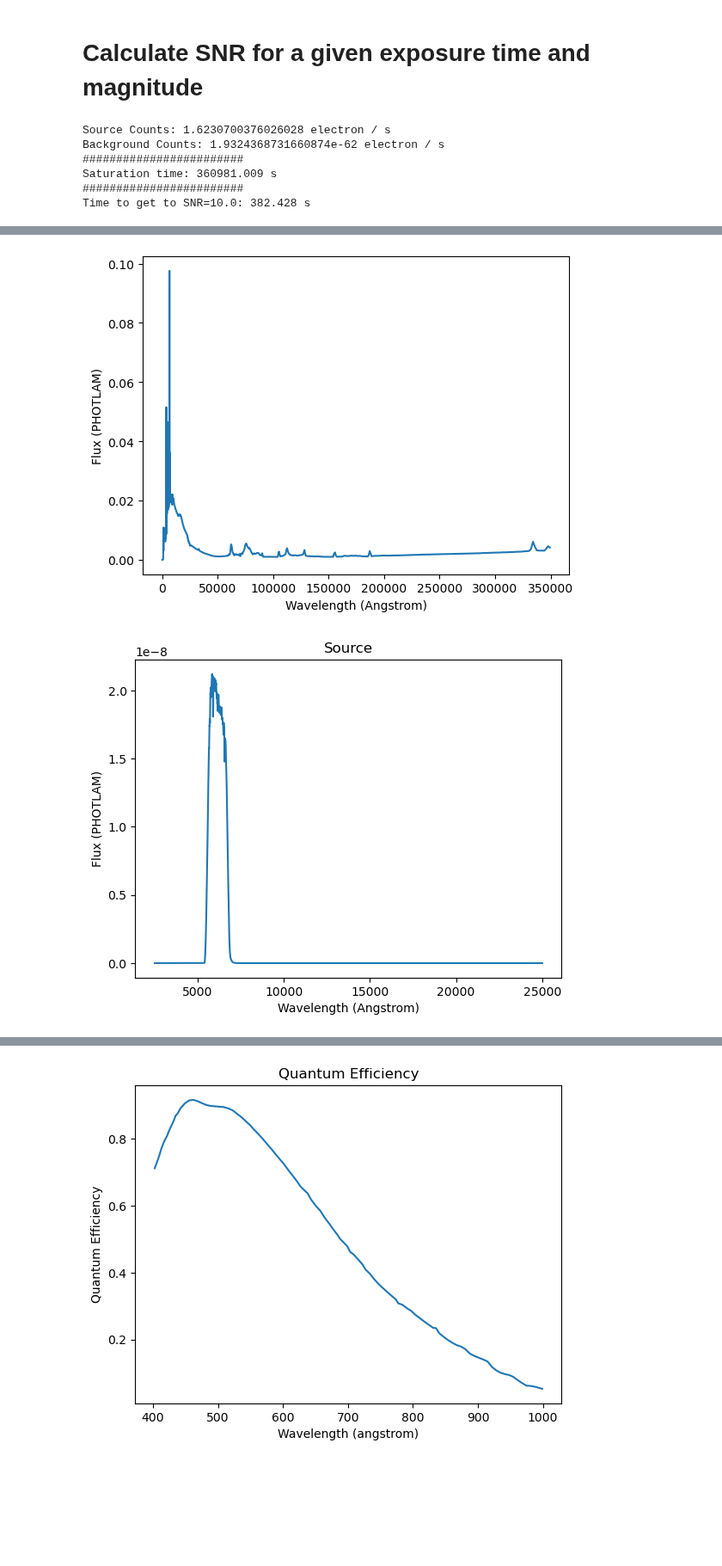
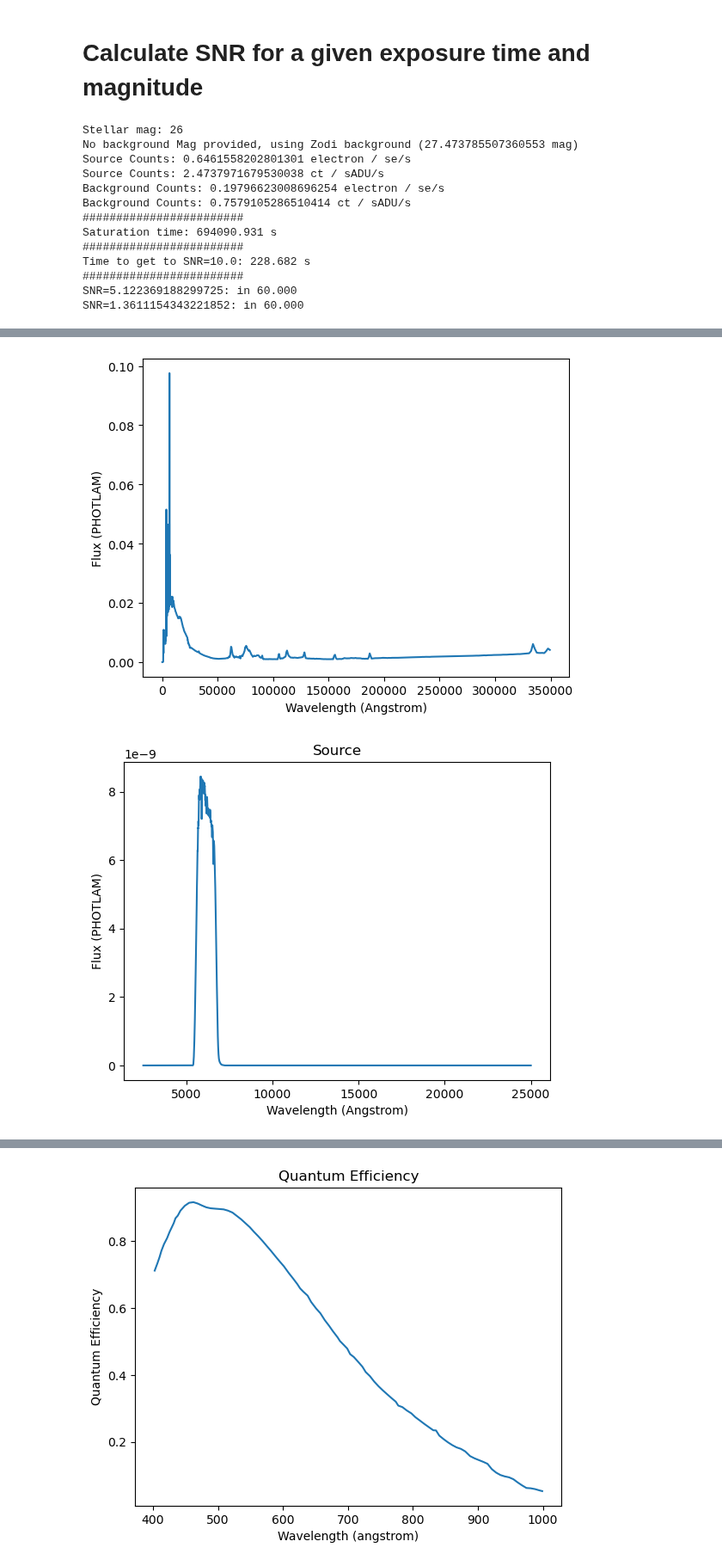
Before and after one commit to schmidt-observatories/wcc-etc, a Jupyter notebook: notebooks/20250813_testing.ipynb, the cells around one changed output, grey strips where cells are left out. Shown at 86% size. Saved outputs shown, nothing was run; the diff lists cells and outputs as text; code cells hidden in the pictures; blank space fills up the shorter version.

```diff
--- a/notebooks/20250813_testing.ipynb
+++ b/notebooks/20250813_testing.ipynb
@@ -46,36 +46,54 @@ WCC.bandpass.plot()
 # %%
 import os
 from astropy import units as u
 uasal_archive = os.environ.get("UASAL_ARCHIVE")
 
-MAG = 25 # AB mag
+MAG = 26 # AB mag
 BKG_MAG = 180 # vmag / arcsec2 # make background irrelevant
 SNR = 10.
-frame_time = 10. #
+#frame_time = 10000000000. #
 source_file = '/Users/gks/Dropbox/mypylib/notebooks/GIT/USAL_ARCHIVE/2025-06-16_uasal_archive_repo/astr_obj_models/stars/pickles_models/dat_uvk/pickles_uk_55.fits'
 bkg_file = 'ngc_2537_spec.fits'
 
+print('Stellar mag:',MAG)
 w, y = WCC.set_source(source_file,plot=True)
 
 WCC.set_background(background_file=bkg_file,support_data_path=f'{uasal_archive}/astr_obj_models/galaxies/brown/', plot=True)
-WCC.make_observation(flux=MAG, bg_flux=BKG_MAG, plot=True, verbose=True)
+#WCC.make_observation(flux=MAG, bg_flux=BKG_MAG, plot=True, verbose=True)
+WCC.make_observation(flux=MAG, bg_flux=None, plot=True, verbose=True)
+
 
 # Calculate the CCD's Saturation Time
 print('########################')
 sat_time = WCC.calc_saturation_time()
 print('Saturation time: {:0.3f}'.format(sat_time))
 
 # Calculate time to given SNR
 print('########################')
-t_int = WCC.calc_int_time(snr=SNR,exp_time=frame_time*u.s)
+t_int = WCC.calc_int_time(snr=SNR,exp_time=sat_time*0.9)
 print('Time to get to SNR={}: {:0.3f}'.format(SNR,t_int))
+
+# Calculate SNR in exptime
+print('########################')
+texp = 60
+snr = WCC.calc_SNR(int_time=texp*u.s,exp_time=1000000*u.s)
+print('SNR={}: in {:0.3f}'.format(snr,texp))
+snr = WCC.calc_SNR_one_frame_with_gain(exp_time=texp)
+print('SNR={}: in {:0.3f}'.format(snr,texp))
 # %% [output]
-Source Counts: 1.6230700376026028 electron / s
-Background Counts: 1.9324368731660874e-62 electron / s
+Stellar mag: 26
+No background Mag provided, using Zodi background (27.473785507360553 mag)
+Source Counts: 0.6461558202801301 electron / se/s
+Source Counts: 2.4737971679530038 ct / sADU/s
+Background Counts: 0.19796623008696254 electron / se/s
+Background Counts: 0.7579105286510414 ct / sADU/s
 ########################
-Saturation time: 360981.009 s
+Saturation time: 694090.931 s
 ########################
-Time to get to SNR=10.0: 382.428 s
+Time to get to SNR=10.0: 228.682 s
+########################
+SNR=5.122369188299725: in 60.000
+SNR=1.3611154343221852: in 60.000
 [figure]
 [figure]
-[figure, old version]
+[figure, new version]
```
Also changed, not shown: parts of 8 cells of this notebook, 3 other files.
